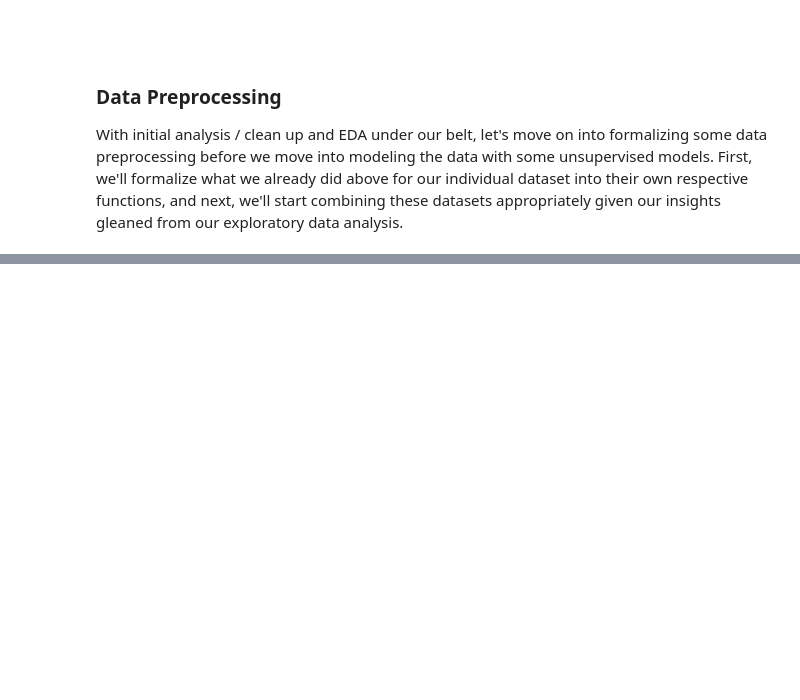
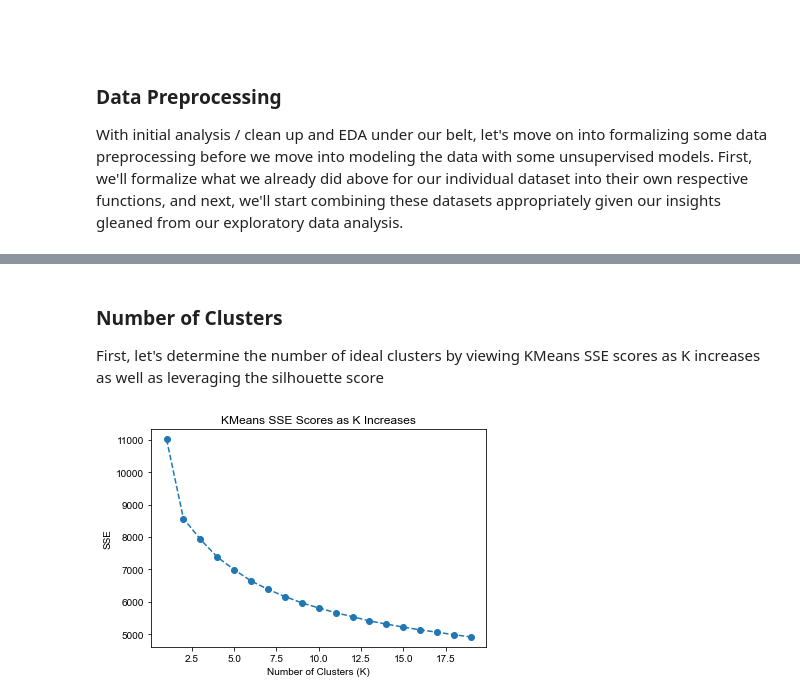
Before and after one commit to nifesimii/Starbucks_Customer_Segmentation, a Jupyter notebook: Starbucks_Capstone_notebook.ipynb, the cells around one changed output, grey strips where cells are left out. Cells and saved outputs as stored; diff of their text form; code cells hidden in the pictures; blank space fills up the shorter version.

```diff
--- a/Starbucks_Capstone_notebook.ipynb
+++ b/Starbucks_Capstone_notebook.ipynb
@@ -835,0 +840,3 @@ portfolio['channels']
+# %%
+#Reading back in from CSV
+customer_transactions_master = pd.read_csv('customer_transactions_master.csv')
@@ -835,0 +1138,28 @@ portfolio['channels']
+# %% [markdown]
+### Number of Clusters
+
+First, let's determine the number of ideal clusters by viewing KMeans SSE scores as K increases as well as leveraging the silhouette score
+# %%
+#Building a function to quickly iterate through various KMeans models that takes in data and number of cluster as inputs
+#Returns the appropriate k_means score
+def kmeans_score(data, n_clusters):
+    kmeans = KMeans(n_clusters = n_clusters)
+    model = kmeans.fit(data)
+    score = np.abs(model.score(data))
+    return score
+# %%
+#Running the kmeans_score function for a number of different cluster patterns
+scores = []
+for i in range(1, 20):
+    score = kmeans_score(customer_transactions_master, i)
+    scores.append(score)
+# %%
+#Plotting results from the previous cell; noting that we begin seeing after about 4 clusters
+centers = range(1, 20)
+plt.plot(centers, scores, linestyle = '--', marker = 'o');
+plt.style.use('seaborn');
+plt.title('KMeans SSE Scores as K Increases');
+plt.ylabel('SSE');
+plt.xlabel('Number of Clusters (K)');
+# %% [output]
+[figure, added]
```
Also changed, not shown: parts of 112 cells of this notebook, 4 other files.
